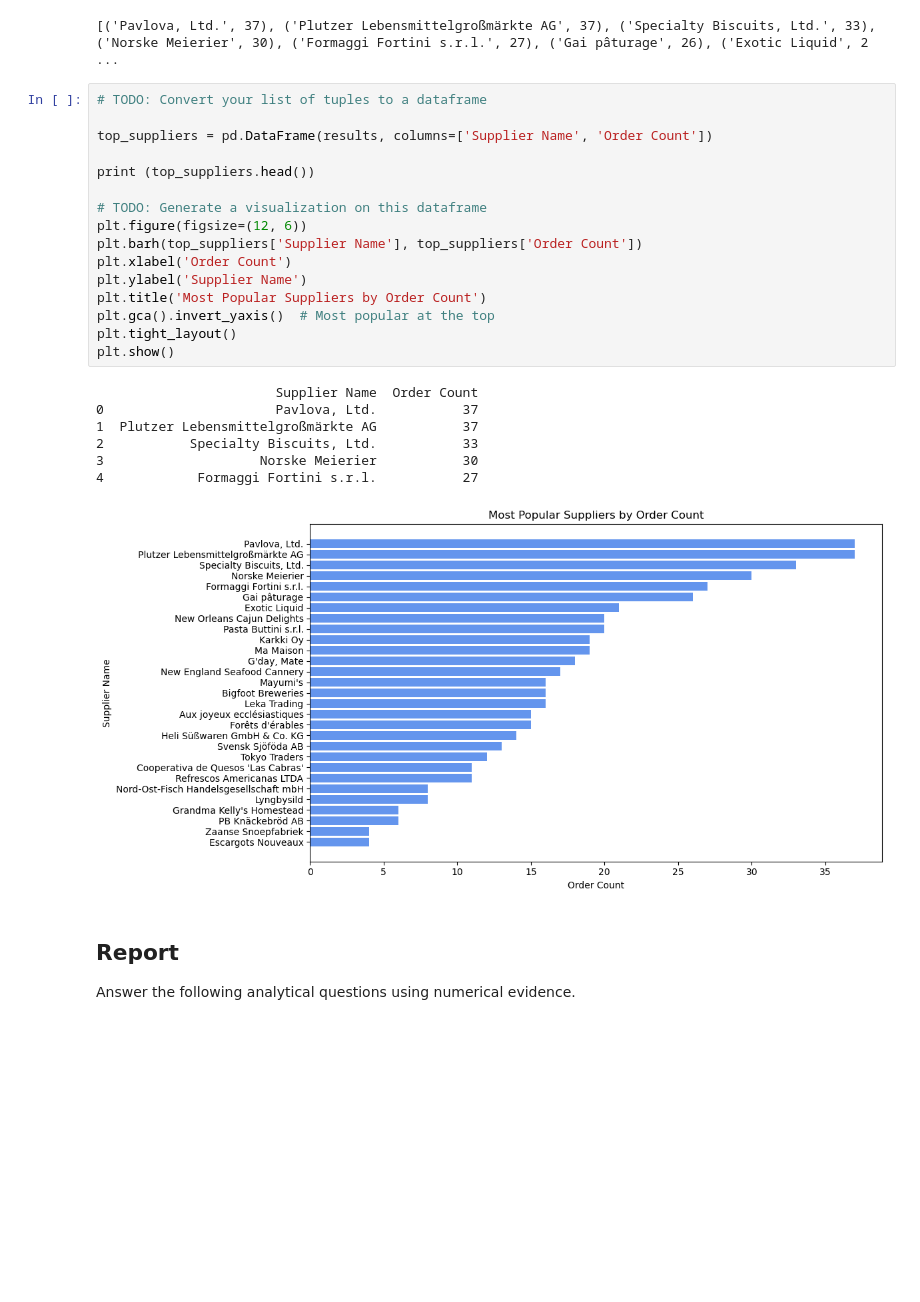
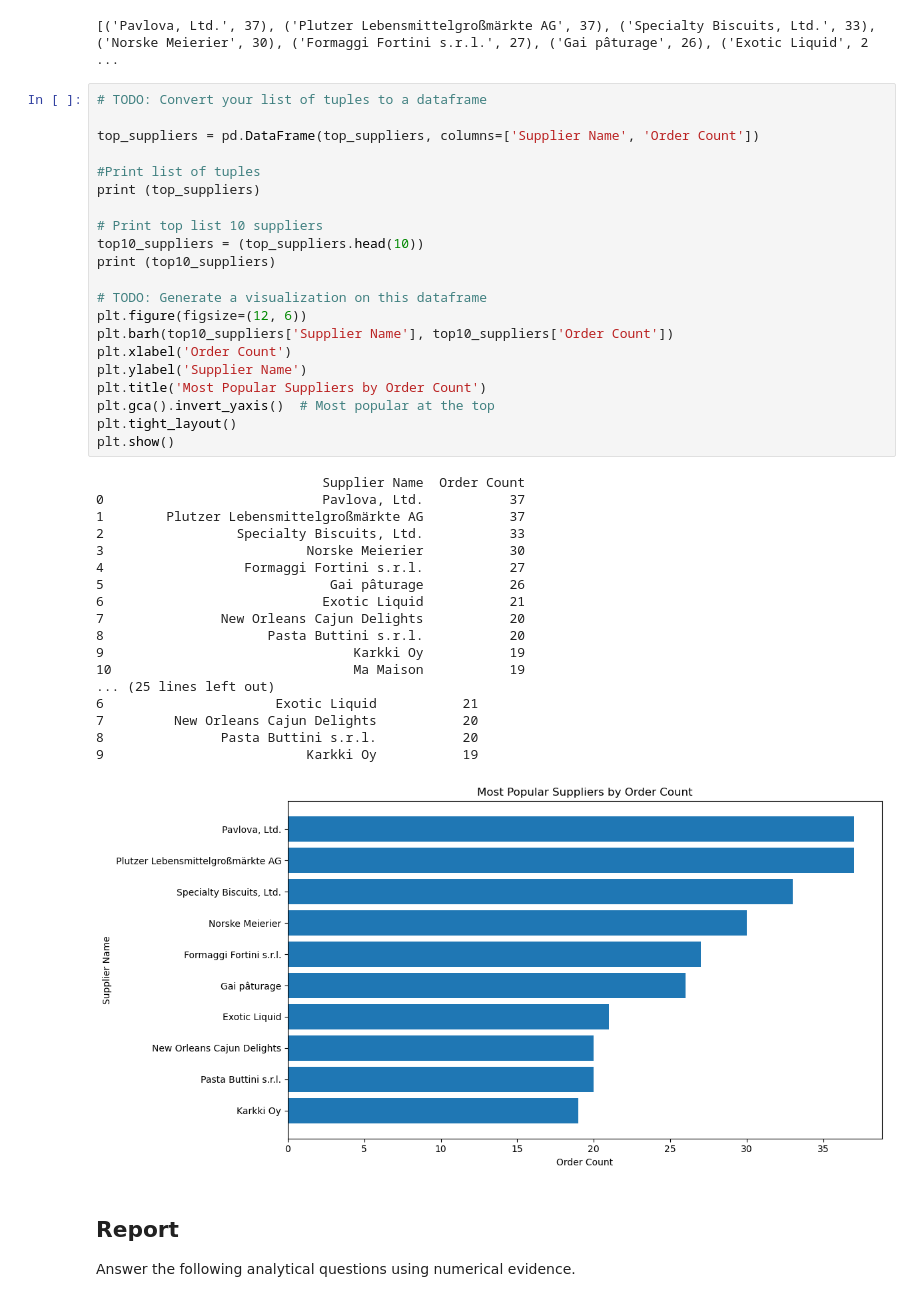
Before and after one commit to trebmal-fitt/SQL-Ad-Hoc-Analysis, a Jupyter notebook: adhoc_report.ipynb, the cells around one changed output. Drawn from its saved outputs; the diff is of its cells as text; blank space fills up the shorter version.

```diff
--- a/adhoc_report.ipynb
+++ b/adhoc_report.ipynb
@@ -348,27 +346,43 @@ print(top_suppliers)
 # %%
 # TODO: Convert your list of tuples to a dataframe
 
-top_suppliers = pd.DataFrame(results, columns=['Supplier Name', 'Order Count'])
+top_suppliers = pd.DataFrame(top_suppliers, columns=['Supplier Name', 'Order Count'])
 
-print (top_suppliers.head())
+#Print list of tuples
+print (top_suppliers)
+
+# Print top list 10 suppliers
+top10_suppliers = (top_suppliers.head(10))
+print (top10_suppliers)
 
 # TODO: Generate a visualization on this dataframe
 plt.figure(figsize=(12, 6))
-plt.barh(top_suppliers['Supplier Name'], top_suppliers['Order Count'])
+plt.barh(top10_suppliers['Supplier Name'], top10_suppliers['Order Count'])
 plt.xlabel('Order Count')
 plt.ylabel('Supplier Name')
 plt.title('Most Popular Suppliers by Order Count')
 plt.gca().invert_yaxis()  # Most popular at the top
 plt.tight_layout()
 plt.show()
 # %% [output]
-                       Supplier Name  Order Count
-0                      Pavlova, Ltd.           37
-1  Plutzer Lebensmittelgroßmärkte AG           37
-2           Specialty Biscuits, Ltd.           33
-3                    Norske Meierier           30
-4            Formaggi Fortini s.r.l.           27
+                             Supplier Name  Order Count
+0                            Pavlova, Ltd.           37
+1        Plutzer Lebensmittelgroßmärkte AG           37
+2                 Specialty Biscuits, Ltd.           33
+3                          Norske Meierier           30
+4                  Formaggi Fortini s.r.l.           27
+5                             Gai pâturage           26
+6                            Exotic Liquid           21
+7               New Orleans Cajun Delights           20
+8                     Pasta Buttini s.r.l.           20
+9                                Karkki Oy           19
+10                               Ma Maison           19
+... (25 lines left out)
+6                      Exotic Liquid           21
+7         New Orleans Cajun Delights           20
+8               Pasta Buttini s.r.l.           20
+9                          Karkki Oy           19
-[figure, old version]
+[figure, new version]
 # %% [markdown]
 ## Report
 
```
Also changed, not shown: parts of 6 cells of this notebook.
